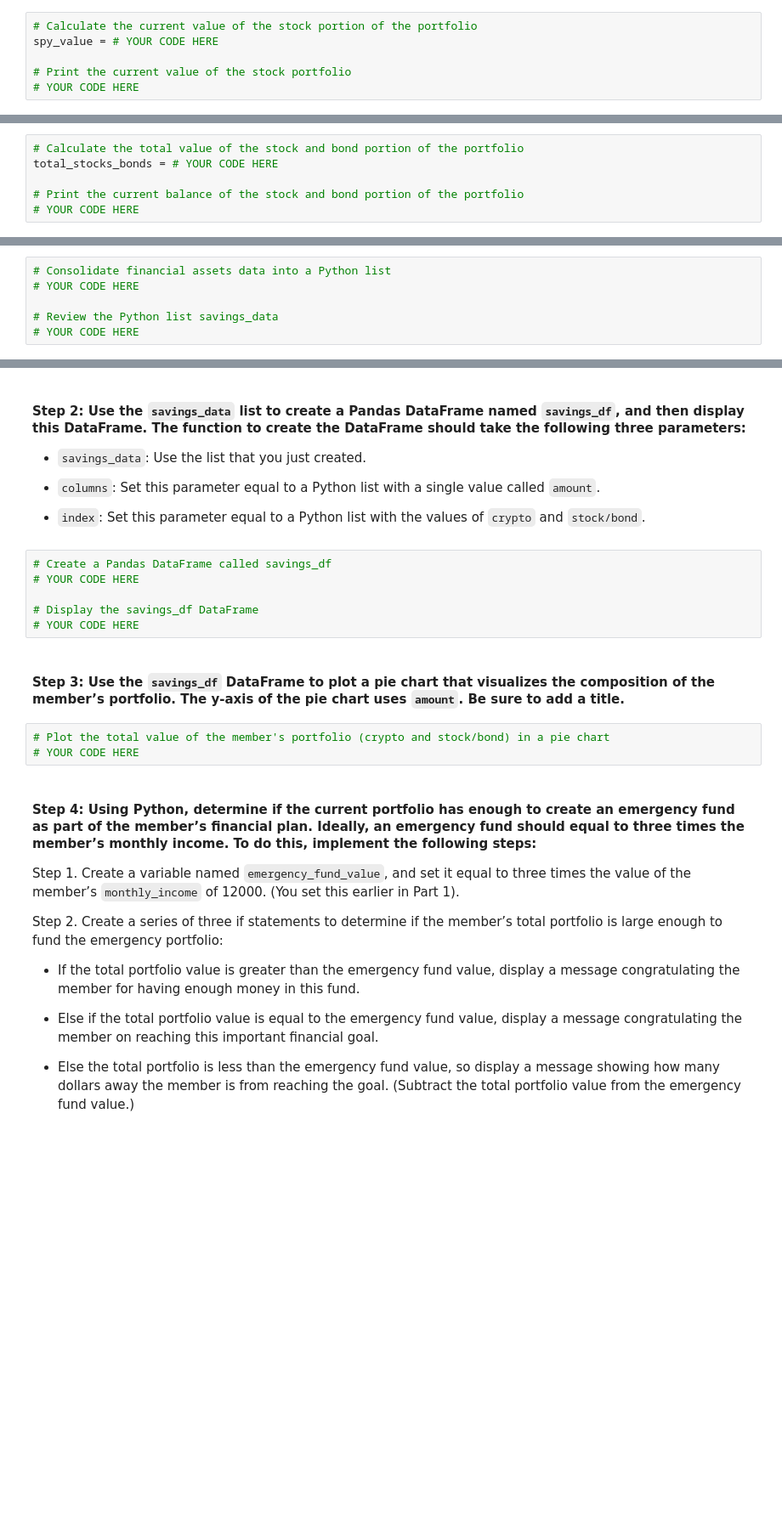
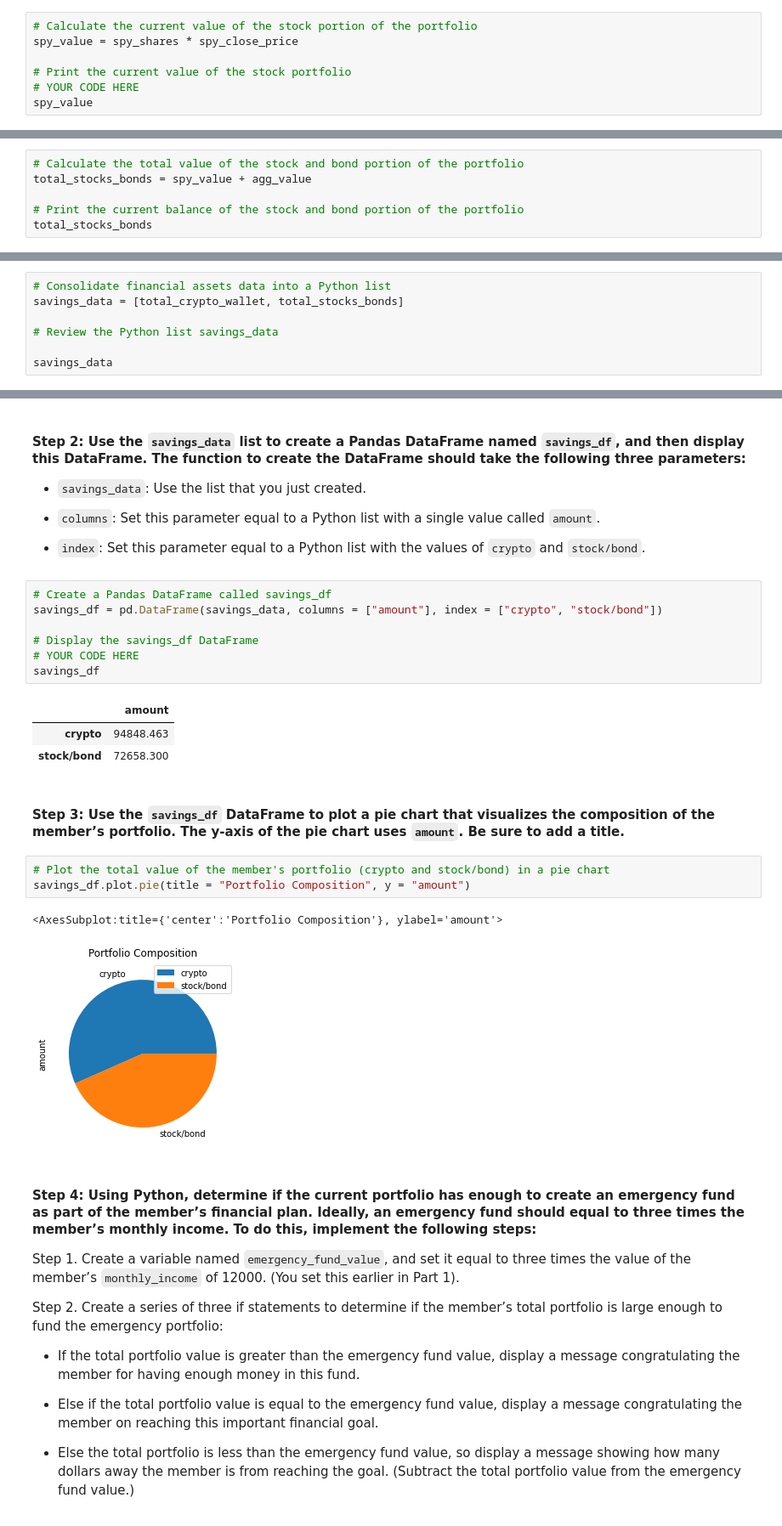
Before and after one commit to endie5/Challenge5, a Jupyter notebook: financial_planning_tools.ipynb, the cells around one changed output, grey strips where cells are left out. Shown: that part at 85% size. Drawn from its saved outputs; the diff is of its cells as text; blank space fills up the shorter version.

```diff
--- a/financial_planning_tools.ipynb
+++ b/financial_planning_tools.ipynb
@@ -202,6 +282,7 @@ agg_value = # YOUR CODE HERE
 # %%
 # Calculate the current value of the stock portion of the portfolio
-spy_value = # YOUR CODE HERE
+spy_value = spy_shares * spy_close_price
 
 # Print the current value of the stock portfolio
 # YOUR CODE HERE
+spy_value
@@ -208,6 +291,6 @@ spy_value = # YOUR CODE HERE
 # %%
 # Calculate the total value of the stock and bond portion of the portfolio
-total_stocks_bonds = # YOUR CODE HERE
+total_stocks_bonds = spy_value + agg_value
 
 # Print the current balance of the stock and bond portion of the portfolio
-# YOUR CODE HERE
+total_stocks_bonds
@@ -250,7 +337,8 @@ In this section, you’ll use the valuations for the cryptocurrency wallet and f
 #### Step 1: Create a Python list named `savings_data` that has two elements. The first element contains the total value of the cryptocurrency wallet. The second element contains the total value of the stock and bond portions of the portfolio.
 # %%
 # Consolidate financial assets data into a Python list
-# YOUR CODE HERE
+savings_data = [total_crypto_wallet, total_stocks_bonds]
 
 # Review the Python list savings_data
-# YOUR CODE HERE
+
+savings_data
@@ -264,15 +354,23 @@ In this section, you’ll use the valuations for the cryptocurrency wallet and f
 - `index`: Set this parameter equal to a Python list with the values of `crypto` and `stock/bond`.
 # %%
 # Create a Pandas DataFrame called savings_df
-# YOUR CODE HERE
+savings_df = pd.DataFrame(savings_data, columns = ["amount"], index = ["crypto", "stock/bond"])
 
 # Display the savings_df DataFrame
 # YOUR CODE HERE
+savings_df
+# %% [output]
+|  | amount |
+| crypto | 94848.463 |
+| stock/bond | 72658.300 |
 # %% [markdown]
 #### Step 3: Use the `savings_df` DataFrame to plot a pie chart that visualizes the composition of the member’s portfolio. The y-axis of the pie chart uses `amount`. Be sure to add a title.
 # %%
 # Plot the total value of the member's portfolio (crypto and stock/bond) in a pie chart
-# YOUR CODE HERE
+savings_df.plot.pie(title = "Portfolio Composition", y = "amount")
+# %% [output]
+<AxesSubplot:title={'center':'Portfolio Composition'}, ylabel='amount'>
+[figure, added]
 # %% [markdown]
 #### Step 4: Using Python, determine if the current portfolio has enough to create an emergency fund as part of the member’s financial plan. Ideally, an emergency fund should equal to three times the member’s monthly income. To do this, implement the following steps:
 
```
Also changed, not shown: parts of 23 cells of this notebook, 2 other files.
